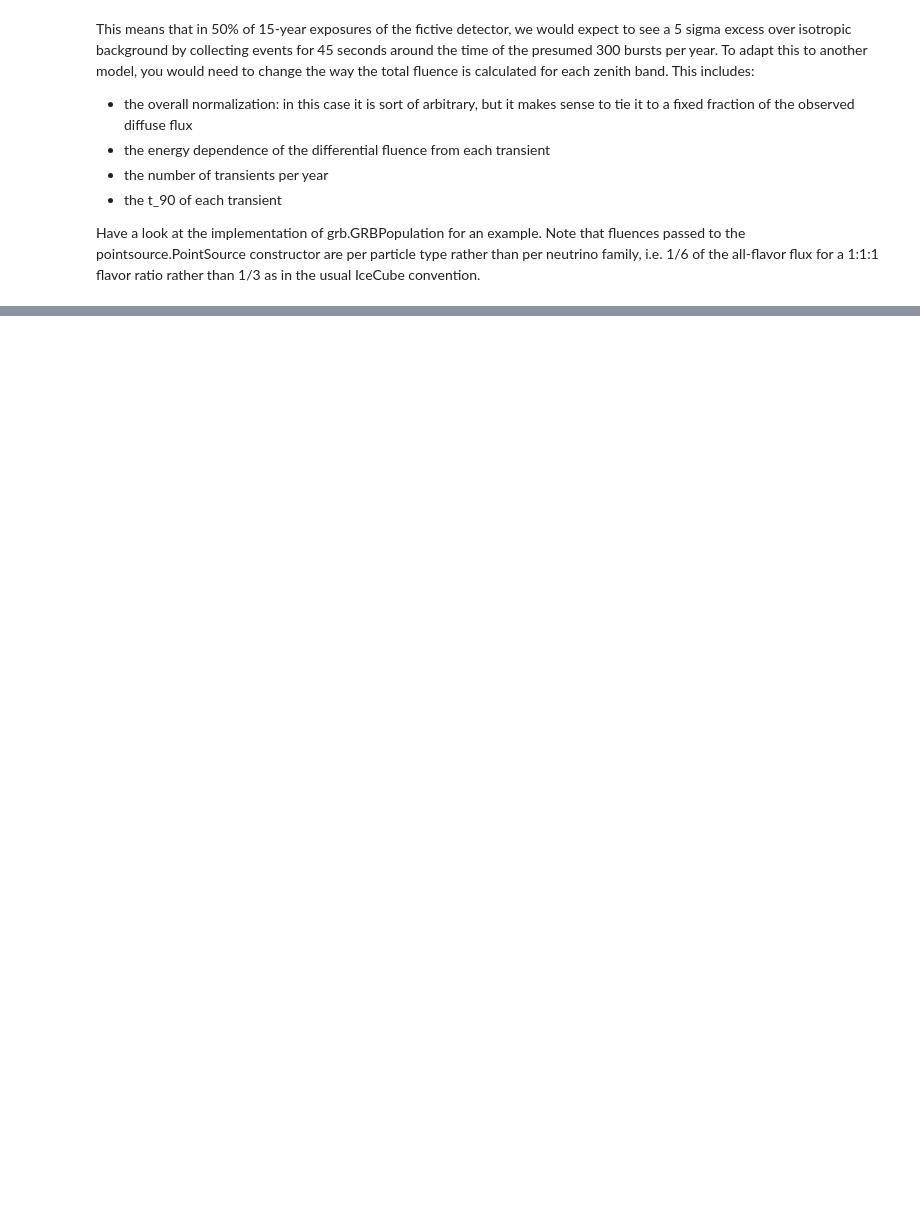
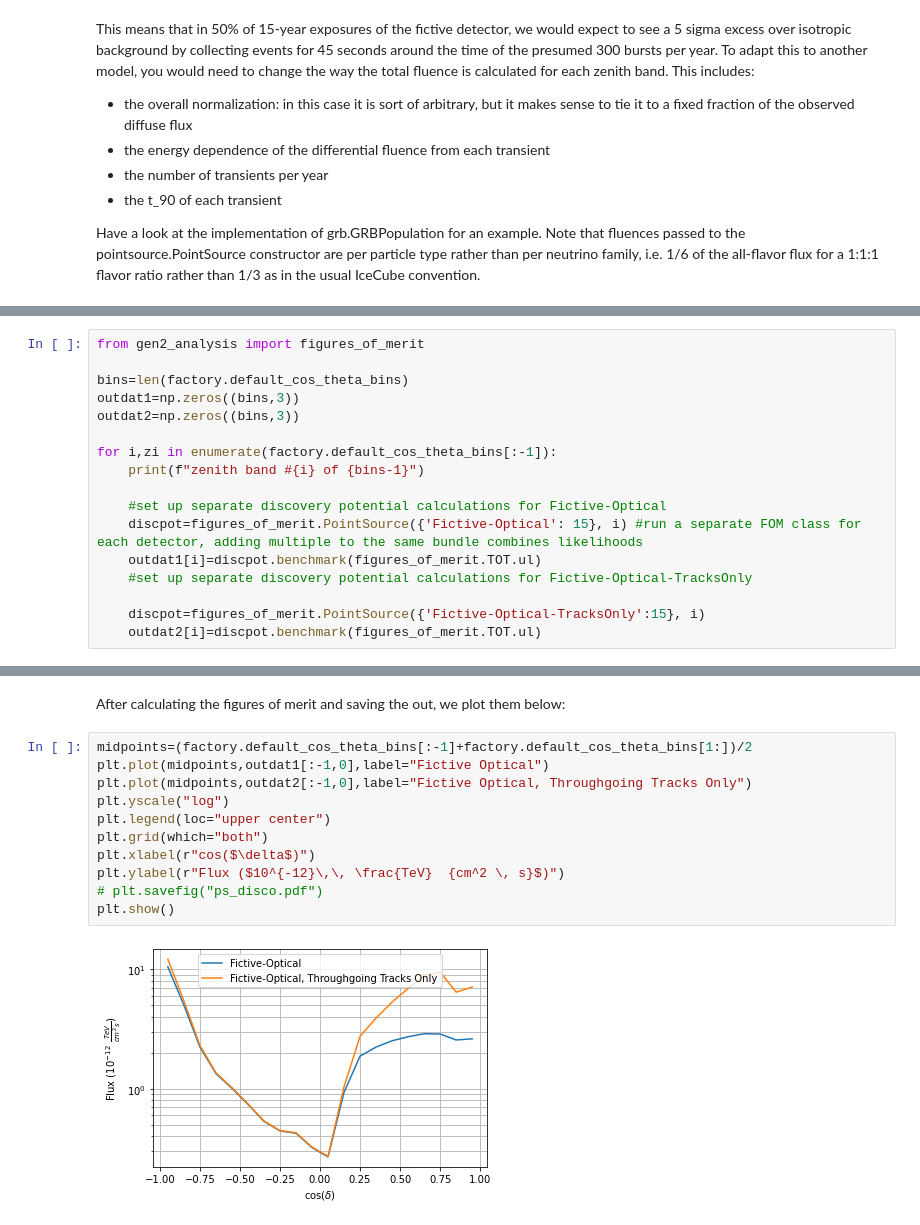
Before and after one commit to icecube/toise, a Jupyter notebook: notebooks/tutorials/002 - Transient population sensitivity.ipynb, the cells around one changed output, grey strips where cells are left out. Cells and saved outputs as stored; diff of their text form; blank space fills up the shorter version.

Commit message:
Time integrated update (#17)
* adding time integrated PS analysis in 002 notebook

* added time integrated sources search in 002 tutorial notebook

```diff
--- a/notebooks/tutorials/002 - Transient population sensitivity.ipynb
+++ b/notebooks/tutorials/002 - Transient population sensitivity.ipynb
@@ -121,0 +127,17 @@ Have a look at the implementation of grb.GRBPopulation for an example. Note that
+# %%
+from gen2_analysis import figures_of_merit
+
+bins=len(factory.default_cos_theta_bins)
+outdat1=np.zeros((bins,3))
+outdat2=np.zeros((bins,3))
+
+for i,zi in enumerate(factory.default_cos_theta_bins[:-1]):
+    print(f"zenith band #{i} of {bins-1}")
+
+    #set up separate discovery potential calculations for Fictive-Optical
+    discpot=figures_of_merit.PointSource({'Fictive-Optical': 15}, i) #run a separate FOM class for each detector, adding multiple to the same bundle combines likelihoods
+    outdat1[i]=discpot.benchmark(figures_of_merit.TOT.ul)
+    #set up separate discovery potential calculations for Fictive-Optical-TracksOnly
+
+    discpot=figures_of_merit.PointSource({'Fictive-Optical-TracksOnly':15}, i)
+    outdat2[i]=discpot.benchmark(figures_of_merit.TOT.ul)
@@ -121,0 +172,15 @@ Have a look at the implementation of grb.GRBPopulation for an example. Note that
+# %% [markdown]
+After calculating the figures of merit and saving the out, we plot them below:
+# %%
+midpoints=(factory.default_cos_theta_bins[:-1]+factory.default_cos_theta_bins[1:])/2
+plt.plot(midpoints,outdat1[:-1,0],label="Fictive Optical")
+plt.plot(midpoints,outdat2[:-1,0],label="Fictive Optical, Throughgoing Tracks Only")
+plt.yscale("log")
+plt.legend(loc="upper center")
+plt.grid(which="both")
+plt.xlabel(r"cos($\delta$)")
+plt.ylabel(r"Flux ($10^{-12}\,\, \frac{TeV}  {cm^2 \, s}$)")
+# plt.savefig("ps_disco.pdf")
+plt.show()
+# %% [output]
+[figure, added]
```
Also changed, not shown: parts of 6 cells of this notebook.
